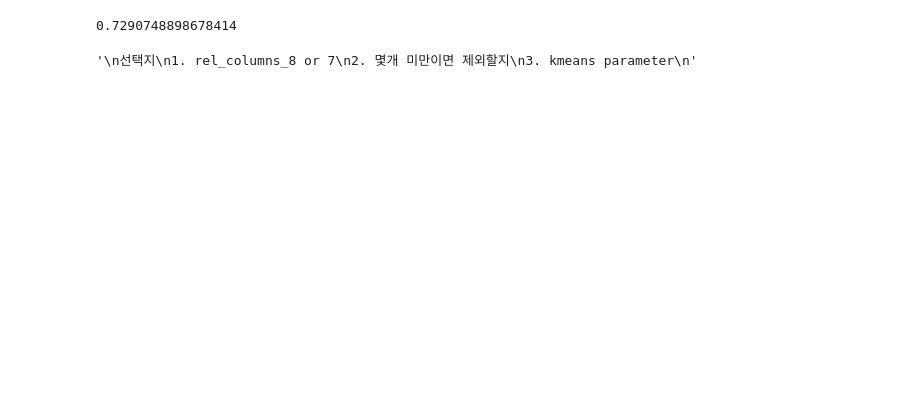
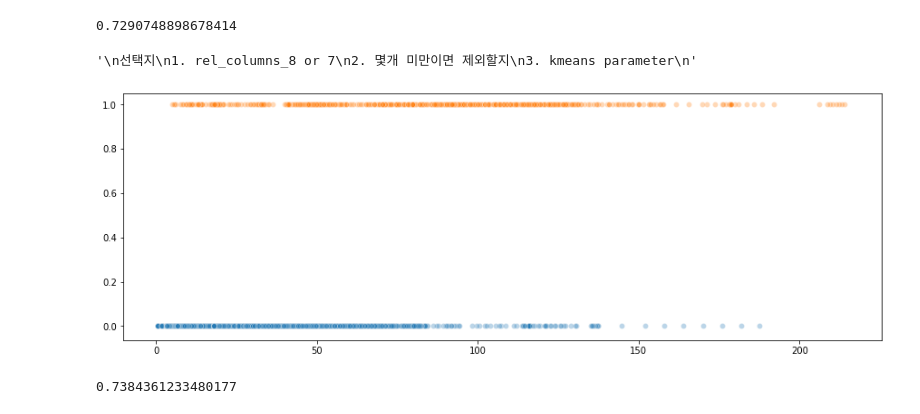
Before and after one commit to soyoungpark9187/ML_termProject, a Jupyter notebook: input/kmeans.ipynb, the cells around one changed output. Cells and saved outputs as stored; diff of their text form; code cells hidden in the pictures; blank space fills up the shorter version.

```diff
--- a/input/kmeans.ipynb
+++ b/input/kmeans.ipynb
@@ -281,6 +286,7 @@ def runGMM(df, k):
     gmm.fit(X)
 
     y_cluster_gmm = gmm.predict(X)
+    scatter_plot(df, y_cluster_gmm)
 
     return calcAccuracy(y_cluster_gmm, X, y)
 # %%
@@ -332,0 +349,5 @@ runGMM(df, 3)
+# %%
+runKMeans(df,2,600,30)
+# %% [output]
+[figure, added]
+0.7384361233480177
```
Also changed, not shown: parts of 11 cells of this notebook, 1 other file.
